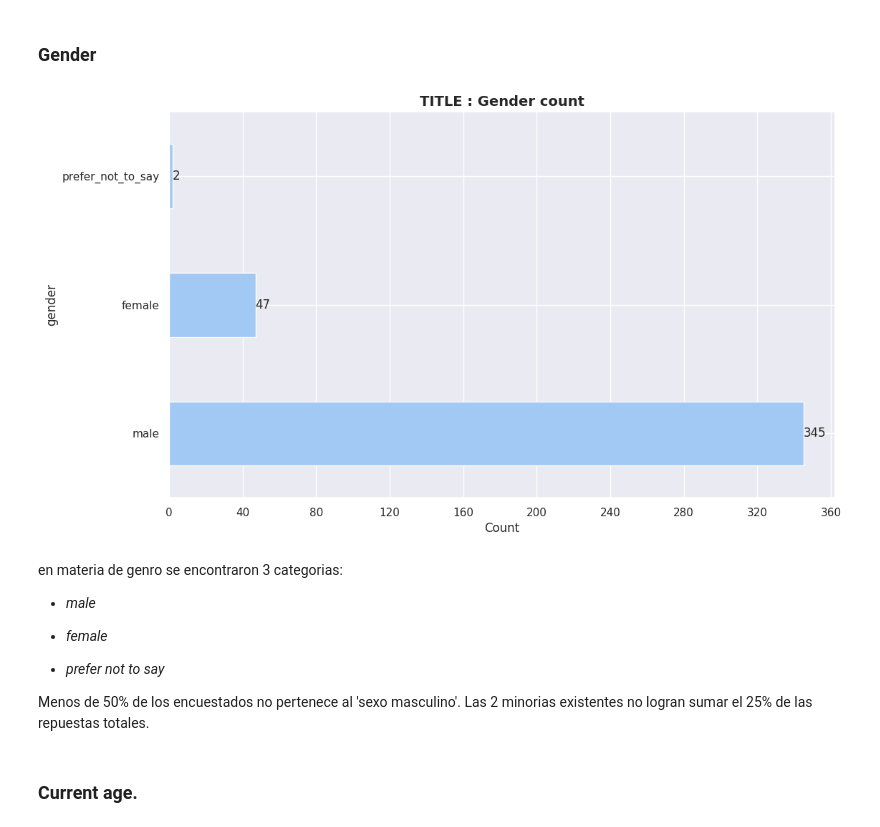
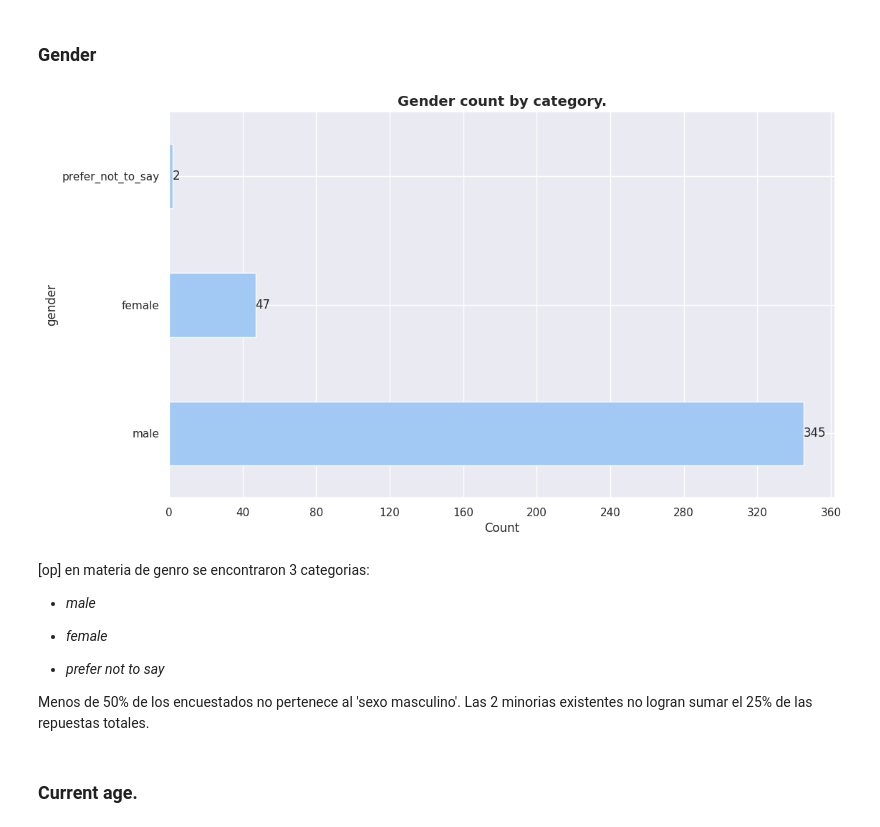
Before and after one commit to TorrezMN/Enc.-Devs-2024-Py, a Jupyter notebook: notebooks/demografia.ipynb, the cells around one changed output. Saved outputs shown, nothing was run; the diff lists cells and outputs as text; code cells hidden in the pictures.

```diff
--- a/notebooks/demografia.ipynb
+++ b/notebooks/demografia.ipynb
@@ -56,11 +56,11 @@ Index(['work_mode', 'employment_mode', 'role', 'prog_skills_in_role',
 # %% [markdown]
 ### Gender
 # %%
-barh_chart_count(df, "gender", "TITLE : Gender count", "Count")
+barh_chart_count(df, "gender", "Gender count by category.", "Count")
 # %% [output]
-[figure, old version]
+[figure, new version]
 # %% [markdown]
-en materia de genro se encontraron 3 categorias:
+[op] en materia de genro se encontraron 3 categorias:
 
 + *male*
 
```
Also changed, not shown: parts of 7 cells of this notebook, 6 other files.
